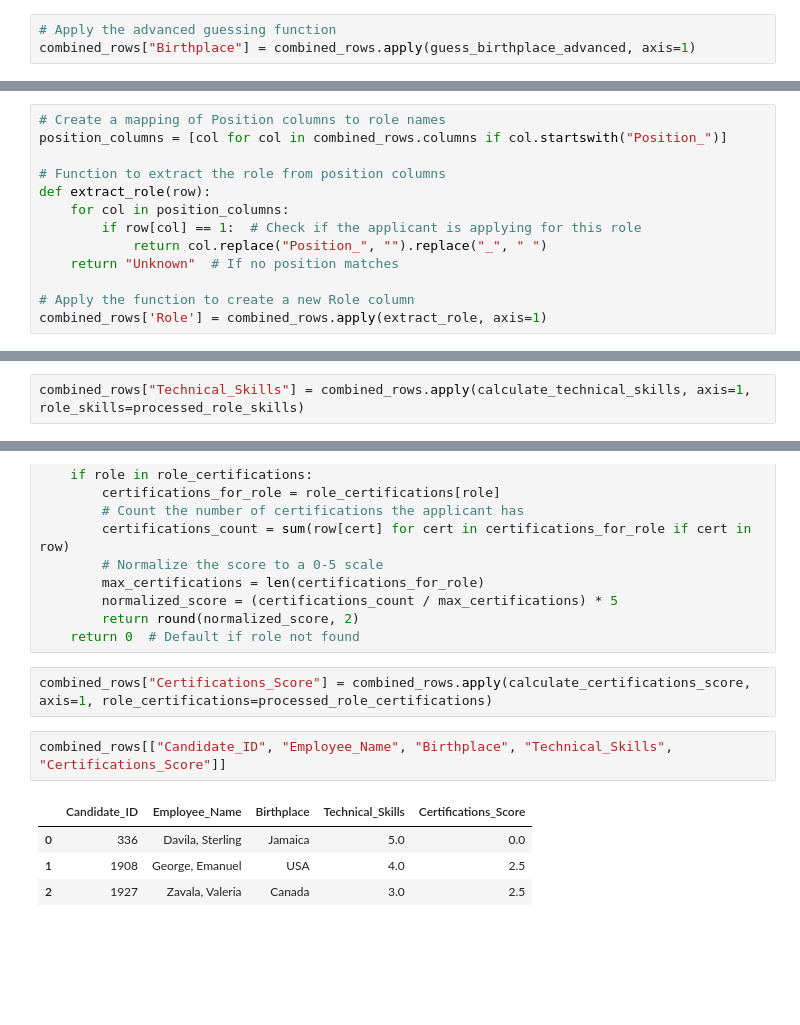
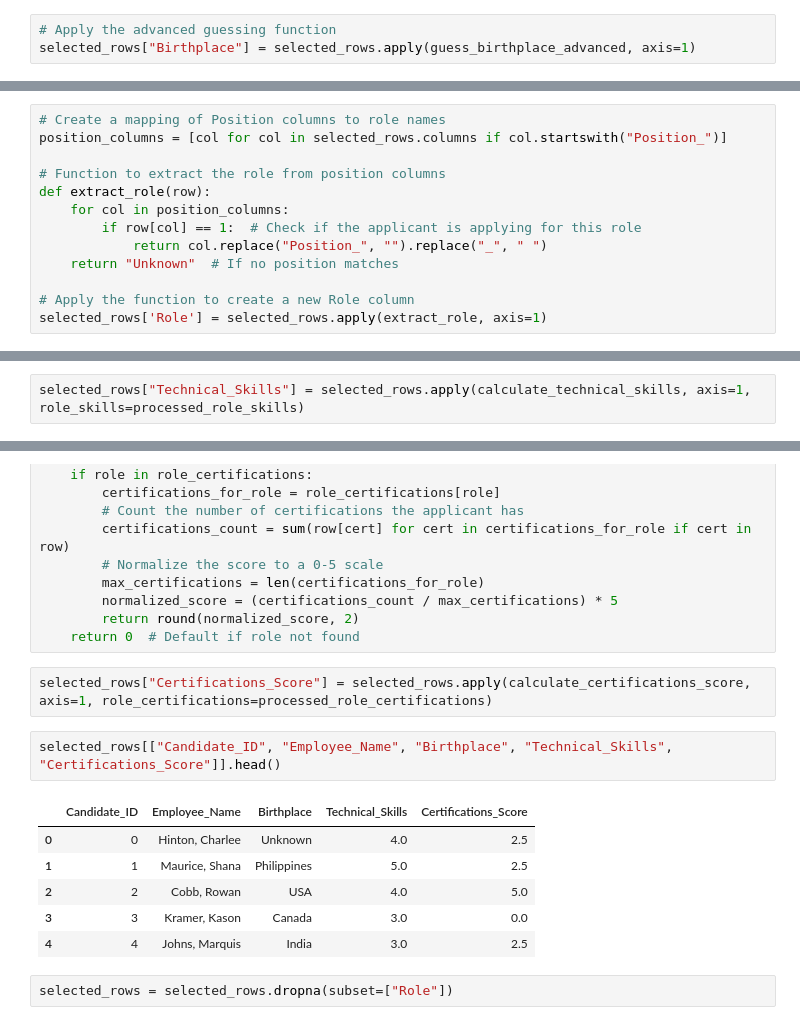
Before and after one commit to markuskuehnle/bias-fairness-mvp, a Jupyter notebook: notebooks/12_create_static_data_for_mvp.ipynb, the cells around one changed output, grey strips where cells are left out. Cells and saved outputs as stored; diff of their text form; blank space fills up the shorter version.

```diff
--- a/notebooks/12_create_static_data_for_mvp.ipynb
+++ b/notebooks/12_create_static_data_for_mvp.ipynb
@@ -126,7 +146,7 @@ def guess_birthplace_advanced(row):
         return "Unknown"
 # %%
 # Apply the advanced guessing function
-combined_rows["Birthplace"] = combined_rows.apply(guess_birthplace_advanced, axis=1)
+selected_rows["Birthplace"] = selected_rows.apply(guess_birthplace_advanced, axis=1)
 # %%
 # Load role_skills
 with open("../models/role_skills.json", "r") as file:
@@ -148,7 +168,7 @@ processed_role_skills = {role: [skill for skill, _ in skills] for role, skills i
 processed_role_certifications = {role: [cert for cert, _ in certs] for role, certs in role_certifications_loaded.items()}
 # %%
 # Create a mapping of Position columns to role names
-position_columns = [col for col in combined_rows.columns if col.startswith("Position_")]
+position_columns = [col for col in selected_rows.columns if col.startswith("Position_")]
 
 # Function to extract the role from position columns
 def extract_role(row):
@@ -158,4 +178,4 @@ def extract_role(row):
     return "Unknown"  # If no position matches
 
 # Apply the function to create a new Role column
-combined_rows['Role'] = combined_rows.apply(extract_role, axis=1)
+selected_rows['Role'] = selected_rows.apply(extract_role, axis=1)
@@ -180,7 +222,7 @@ def calculate_technical_skills(row, role_skills):
         return round(normalized_score, 2)
     return 0  # Default if role not found
 # %%
-combined_rows["Technical_Skills"] = combined_rows.apply(calculate_technical_skills, axis=1, role_skills=processed_role_skills)
+selected_rows["Technical_Skills"] = selected_rows.apply(calculate_technical_skills, axis=1, role_skills=processed_role_skills)
 # %%
 # Function to calculate certifications score
 def calculate_certifications_score(row, role_certifications):
@@ -195,11 +237,15 @@ def calculate_certifications_score(row, role_certifications):
         return round(normalized_score, 2)
     return 0  # Default if role not found
 # %%
-combined_rows["Certifications_Score"] = combined_rows.apply(calculate_certifications_score, axis=1, role_certifications=processed_role_certifications)
+selected_rows["Certifications_Score"] = selected_rows.apply(calculate_certifications_score, axis=1, role_certifications=processed_role_certifications)
 # %%
-combined_rows[["Candidate_ID", "Employee_Name", "Birthplace", "Technical_Skills", "Certifications_Score"]]
+selected_rows[["Candidate_ID", "Employee_Name", "Birthplace", "Technical_Skills", "Certifications_Score"]].head()
 # %% [output]
 |  | Candidate_ID | Employee_Name | Birthplace | Technical_Skills | Certifications_Score |
-| 0 | 336 | Davila, Sterling | Jamaica | 5.0 | 0.0 |
-| 1 | 1908 | George, Emanuel | USA | 4.0 | 2.5 |
-| 2 | 1927 | Zavala, Valeria | Canada | 3.0 | 2.5 |
+| 0 | 0 | Hinton, Charlee | Unknown | 4.0 | 2.5 |
+| 1 | 1 | Maurice, Shana | Philippines | 5.0 | 2.5 |
+| 2 | 2 | Cobb, Rowan | USA | 4.0 | 5.0 |
+| 3 | 3 | Kramer, Kason | Canada | 3.0 | 0.0 |
+| 4 | 4 | Johns, Marquis | India | 3.0 | 2.5 |
+# %%
+selected_rows = selected_rows.dropna(subset=["Role"])
```
Also changed, not shown: parts of 20 cells of this notebook, 27 other files.
